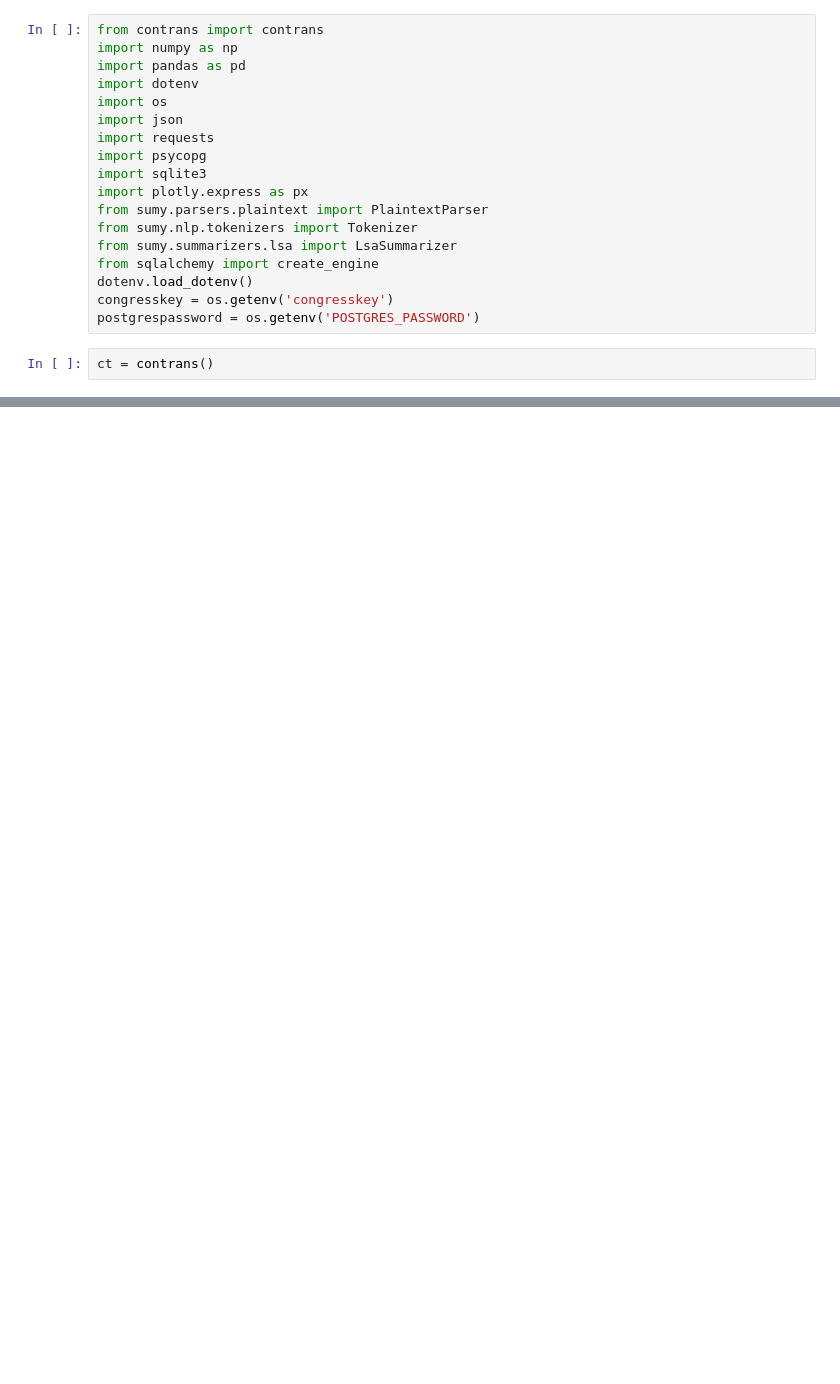
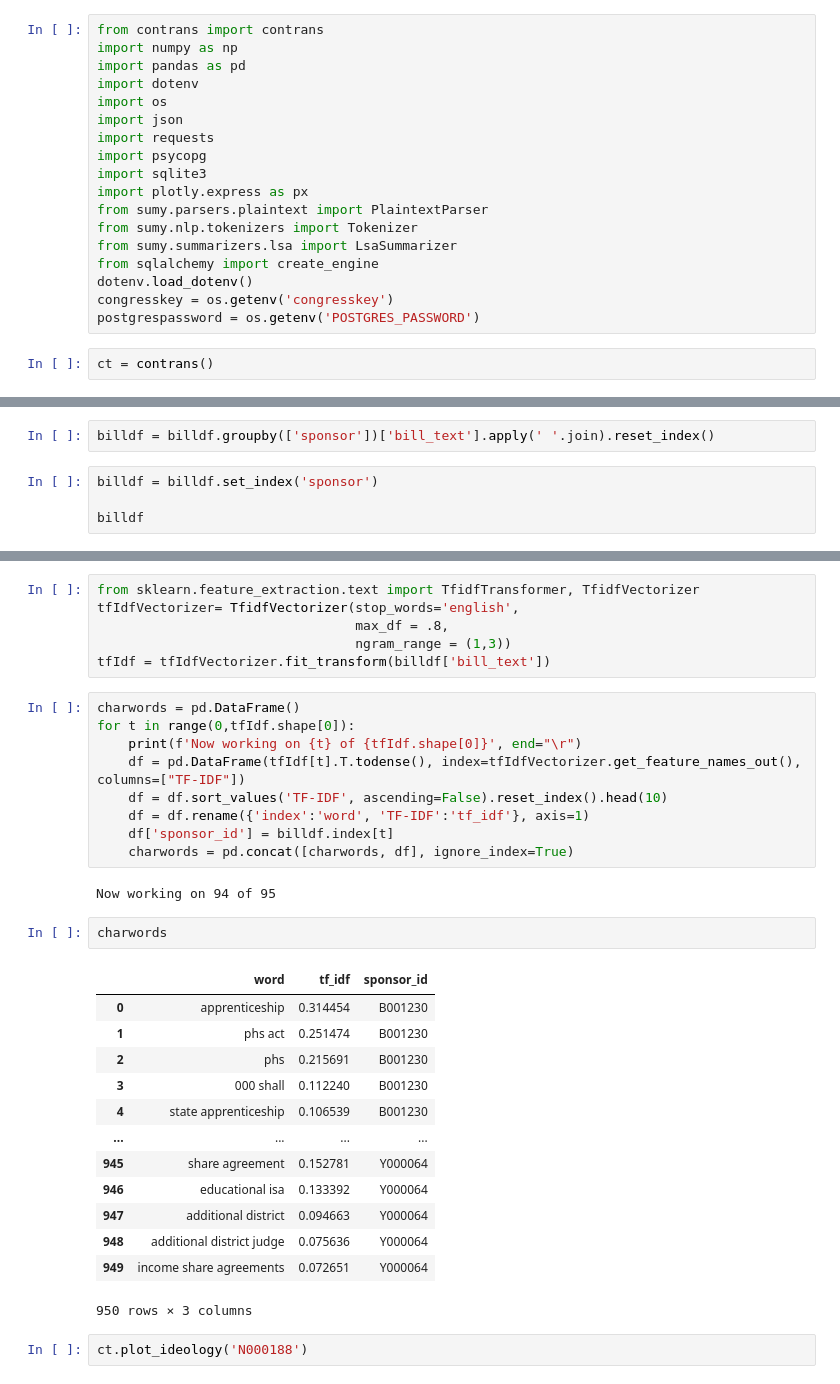
Before and after one commit to jkropko/contrans2024, a Jupyter notebook: sandbox.ipynb, the cells around one changed output, grey strips where cells are left out. Drawn from its saved outputs; the diff is of its cells as text; blank space fills up the shorter version.

```diff
--- a/sandbox.ipynb
+++ b/sandbox.ipynb
@@ -22,0 +65,6 @@ server, engine = ct.connect_to_postgres(ct.POSTGRES_PASSWORD)
+# %%
+billdf = billdf.groupby(['sponsor'])['bill_text'].apply(' '.join).reset_index()
+# %%
+billdf = billdf.set_index('sponsor')
+
+billdf
@@ -23 +86,36 @@ server, engine = ct.connect_to_postgres(ct.POSTGRES_PASSWORD)
+# %%
+from sklearn.feature_extraction.text import TfidfTransformer, TfidfVectorizer
+tfIdfVectorizer= TfidfVectorizer(stop_words='english',
+                                 max_df = .8,
+                                 ngram_range = (1,3))
+tfIdf = tfIdfVectorizer.fit_transform(billdf['bill_text'])
+# %%
+charwords = pd.DataFrame()
+for t in range(0,tfIdf.shape[0]):
+    print(f'Now working on {t} of {tfIdf.shape[0]}', end="\r")
+    df = pd.DataFrame(tfIdf[t].T.todense(), index=tfIdfVectorizer.get_feature_names_out(), columns=["TF-IDF"])
+    df = df.sort_values('TF-IDF', ascending=False).reset_index().head(10)
+    df = df.rename({'index':'word', 'TF-IDF':'tf_idf'}, axis=1)
+    df['sponsor_id'] = billdf.index[t]
+    charwords = pd.concat([charwords, df], ignore_index=True)
+# %% [output]
+Now working on 94 of 95
+# %%
+charwords
+# %% [output]
+|  | word | tf_idf | sponsor_id |
+| 0 | apprenticeship | 0.314454 | B001230 |
+| 1 | phs act | 0.251474 | B001230 |
+| 2 | phs | 0.215691 | B001230 |
+| 3 | 000 shall | 0.112240 | B001230 |
+| 4 | state apprenticeship | 0.106539 | B001230 |
+| ... | ... | ... | ... |
+| 945 | share agreement | 0.152781 | Y000064 |
+| 946 | educational isa | 0.133392 | Y000064 |
+| 947 | additional district | 0.094663 | Y000064 |
+| 948 | additional district judge | 0.075636 | Y000064 |
+| 949 | income share agreements | 0.072651 | Y000064 |
+950 rows × 3 columns
+# %%
+ct.plot_ideology('N000188')
 # %%
```
Also changed, not shown: parts of 14 cells of this notebook, 3 other files.
